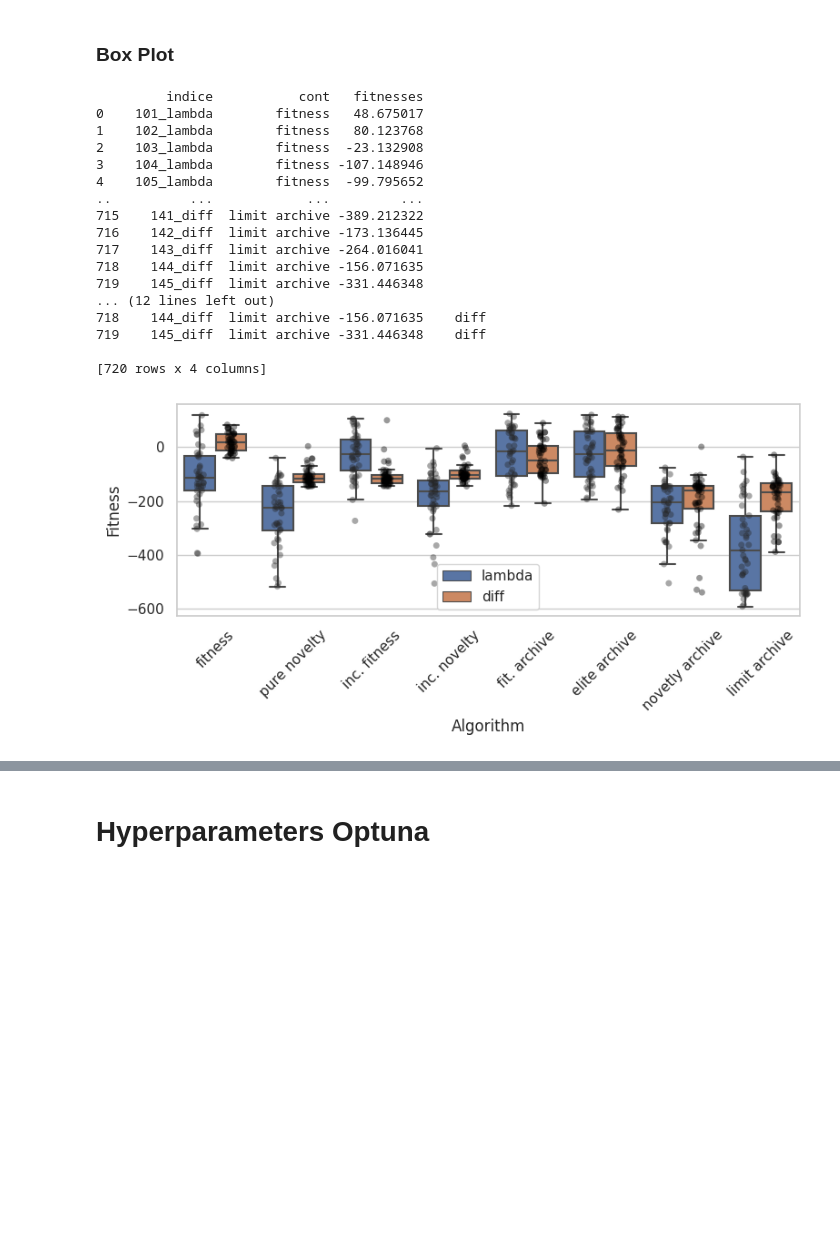
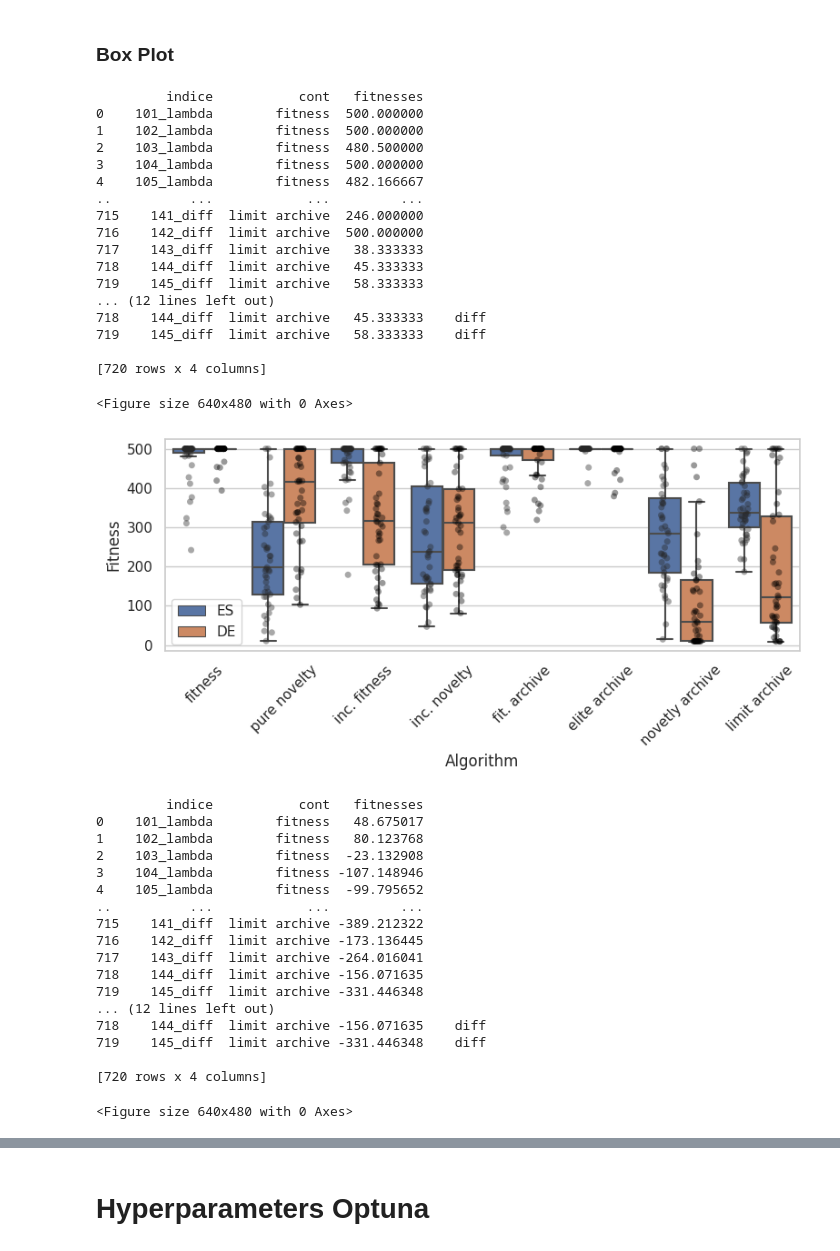
Before and after one commit to Schkliba/MastersThesis, a Jupyter notebook: final_analysis.ipynb, the cells around one changed output, grey strips where cells are left out. Saved outputs shown, nothing was run; the diff lists cells and outputs as text; code cells hidden in the pictures; blank space fills up the shorter version.

Commit message:
finish line sprint

```diff
--- a/final_analysis.ipynb
+++ b/final_analysis.ipynb
@@ -408,47 +450,75 @@ def boxplot_per_environment_containers(en, attribute):
         y = attribute,
         x = "cont",
         showfliers=False,
         hue="alg",
         ax=ax
     )
 
 
     sns.stripplot(
         data=big_table,
         x="cont",
         y=attribute,
         hue="alg",
         dodge=True,
         alpha=0.4,
         color="black",
         ax=ax
     )
     handles, labels = ax.get_legend_handles_labels()
+    labels = [alg_naming[lab] for lab in labels]
     ax.legend(handles[:len(big_table["alg"].unique())],
           labels[:len(big_table["alg"].unique())])
     ax.set_xlabel("Algorithm")
     ax.set_ylabel("Fitness" if attribute == "fitnesses" else "Diversity")
     return ax
-boxplot_per_environment_containers(en, "fitnesses")
-plt.xticks(rotation=45)
-plt.tight_layout()
-plt.show()
+
+attr = "fitnesses"
+for en in ENIVROMENTS:
+    plt.figure()
+    ax =boxplot_per_environment_containers(en, attr)
+    plt.xticks(rotation=45)
+    plt.tight_layout()
+    path = "./Docs/vzor-dp/img/"
+
+    plt.savefig(path + f"finalbox_{en}_{alg}_{attr}.pdf", bbox_inches="tight")
+
+    plt.show()
 # %% [output]
          indice           cont   fitnesses
-0    101_lambda        fitness   48.675017
-1    102_lambda        fitness   80.123768
-2    103_lambda        fitness  -23.132908
-3    104_lambda        fitness -107.148946
-4    105_lambda        fitness  -99.795652
+0    101_lambda        fitness  500.000000
+1    102_lambda        fitness  500.000000
+2    103_lambda        fitness  480.500000
+3    104_lambda        fitness  500.000000
+4    105_lambda        fitness  482.166667
 ..          ...            ...         ...
-715    141_diff  limit archive -389.212322
-716    142_diff  limit archive -173.136445
-717    143_diff  limit archive -264.016041
-718    144_diff  limit archive -156.071635
-719    145_diff  limit archive -331.446348
+715    141_diff  limit archive  246.000000
+716    142_diff  limit archive  500.000000
+717    143_diff  limit archive   38.333333
+718    144_diff  limit archive   45.333333
+719    145_diff  limit archive   58.333333
 ... (12 lines left out)
-718    144_diff  limit archive -156.071635    diff
-719    145_diff  limit archive -331.446348    diff
+718    144_diff  limit archive   45.333333    diff
+719    145_diff  limit archive   58.333333    diff
 
 [720 rows x 4 columns]
+<Figure size 640x480 with 0 Axes>
-[figure, old version]
+[figure, new version]
+         indice           cont   fitnesses
+0    101_lambda        fitness   48.675017
+1    102_lambda        fitness   80.123768
+2    103_lambda        fitness  -23.132908
+3    104_lambda        fitness -107.148946
+4    105_lambda        fitness  -99.795652
+..          ...            ...         ...
+715    141_diff  limit archive -389.212322
+716    142_diff  limit archive -173.136445
+717    143_diff  limit archive -264.016041
+718    144_diff  limit archive -156.071635
+719    145_diff  limit archive -331.446348
+... (12 lines left out)
+718    144_diff  limit archive -156.071635    diff
+719    145_diff  limit archive -331.446348    diff
+
+[720 rows x 4 columns]
+<Figure size 640x480 with 0 Axes>
```
Also changed, not shown: parts of 13 cells of this notebook, 29 other files.
